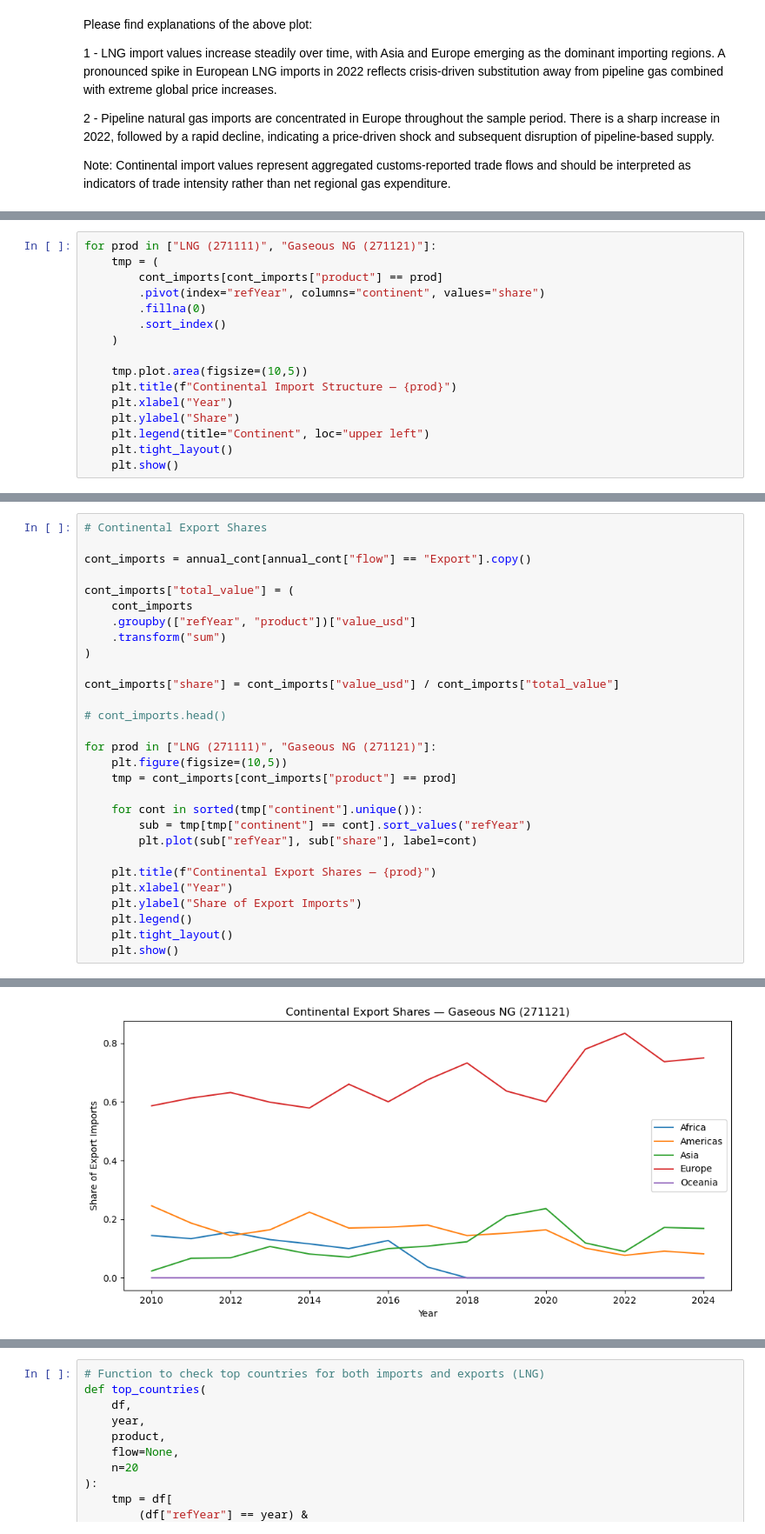
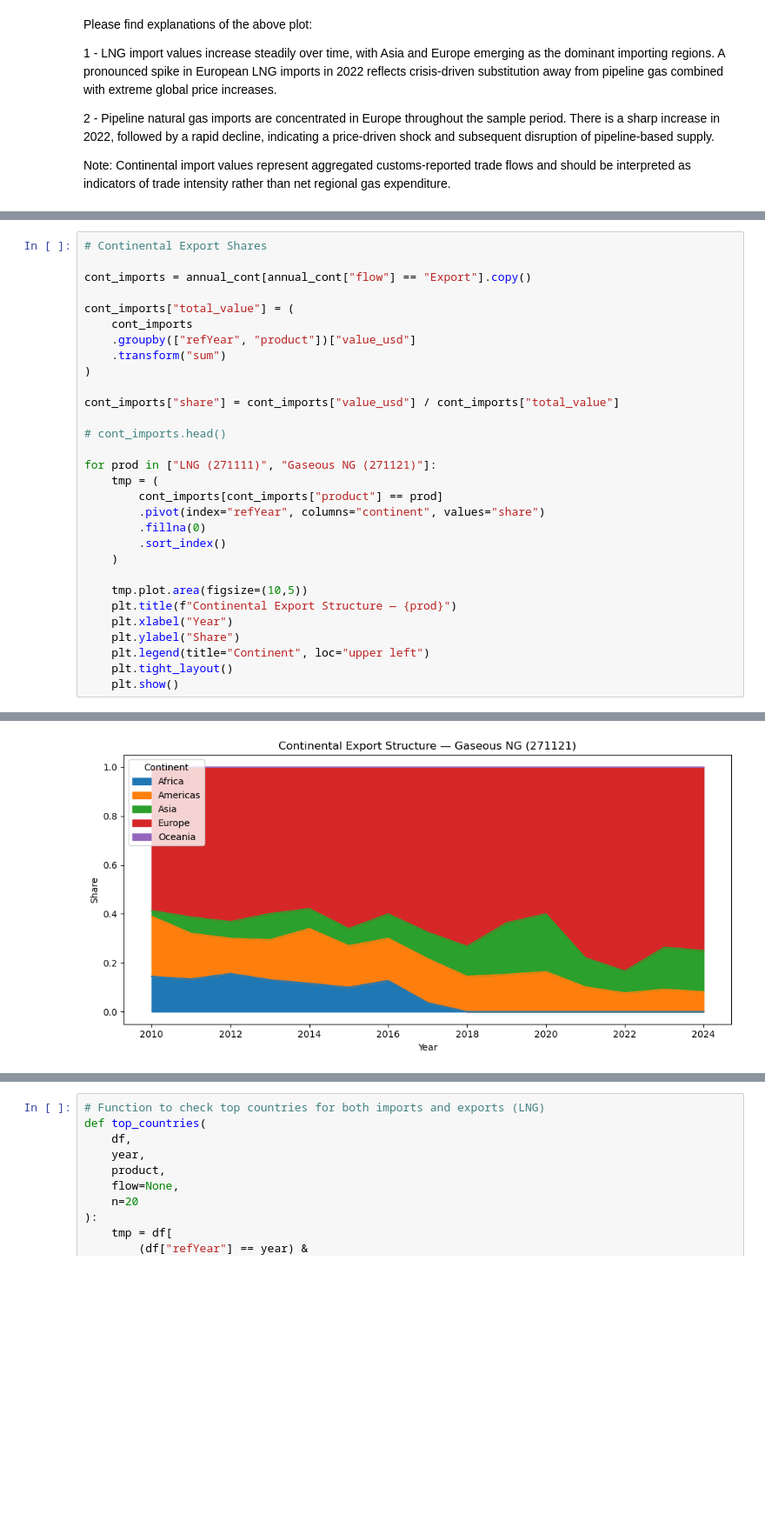
Before and after one commit to ron309/JEM_207-Data_Processing_in_Python_Projecct, a Jupyter notebook: Analysis.ipynb, the cells around one changed output, grey strips where cells are left out. Shown at 87% size. Drawn from its saved outputs; the diff is of its cells as text; blank space fills up the shorter version.

```diff
--- a/Analysis.ipynb
+++ b/Analysis.ipynb
@@ -494,16 +494,0 @@ for prod in ["LNG (271111)", "Gaseous NG (271121)"]:
-# %%
-for prod in ["LNG (271111)", "Gaseous NG (271121)"]:
-    tmp = (
-        cont_imports[cont_imports["product"] == prod]
-        .pivot(index="refYear", columns="continent", values="share")
-        .fillna(0)
-        .sort_index()
-    )
-
-    tmp.plot.area(figsize=(10,5))
-    plt.title(f"Continental Import Structure — {prod}")
-    plt.xlabel("Year")
-    plt.ylabel("Share")
-    plt.legend(title="Continent", loc="upper left")
-    plt.tight_layout()
-    plt.show()
@@ -526,17 +511,18 @@ cont_imports["share"] = cont_imports["value_usd"] / cont_imports["total_value"]
 # cont_imports.head()
 
 for prod in ["LNG (271111)", "Gaseous NG (271121)"]:
-    plt.figure(figsize=(10,5))
-    tmp = cont_imports[cont_imports["product"] == prod]
+    tmp = (
+        cont_imports[cont_imports["product"] == prod]
+        .pivot(index="refYear", columns="continent", values="share")
+        .fillna(0)
+        .sort_index()
+    )
 
-    for cont in sorted(tmp["continent"].unique()):
-        sub = tmp[tmp["continent"] == cont].sort_values("refYear")
-        plt.plot(sub["refYear"], sub["share"], label=cont)
-
-    plt.title(f"Continental Export Shares — {prod}")
+    tmp.plot.area(figsize=(10,5))
+    plt.title(f"Continental Export Structure — {prod}")
     plt.xlabel("Year")
-    plt.ylabel("Share of Export Imports")
-    plt.legend()
+    plt.ylabel("Share")
+    plt.legend(title="Continent", loc="upper left")
     plt.tight_layout()
     plt.show()
 # %% [output]
@@ -544,3 +530,3 @@ for prod in ["LNG (271111)", "Gaseous NG (271121)"]:
-[figure, old version]
+[figure, new version]
 # %% [markdown]
 Please find explanations of above plot:
```
Also changed, not shown: parts of 7 cells of this notebook.
